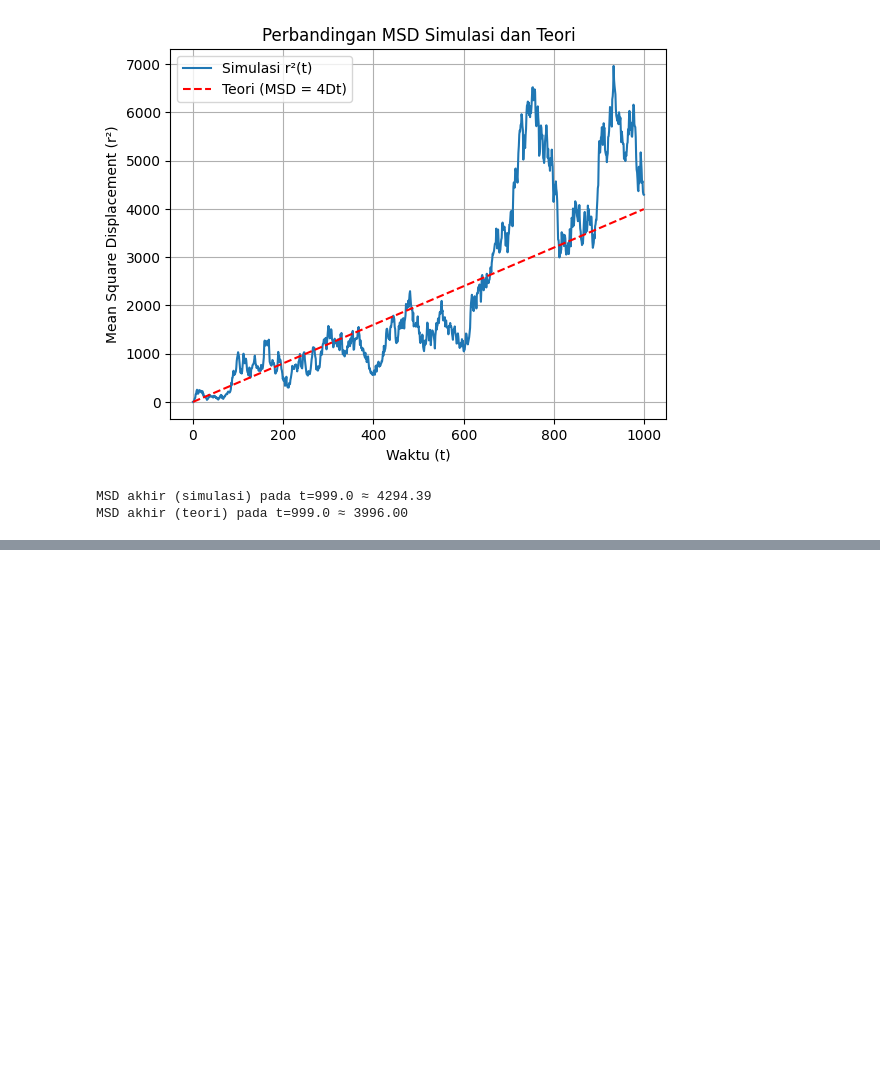
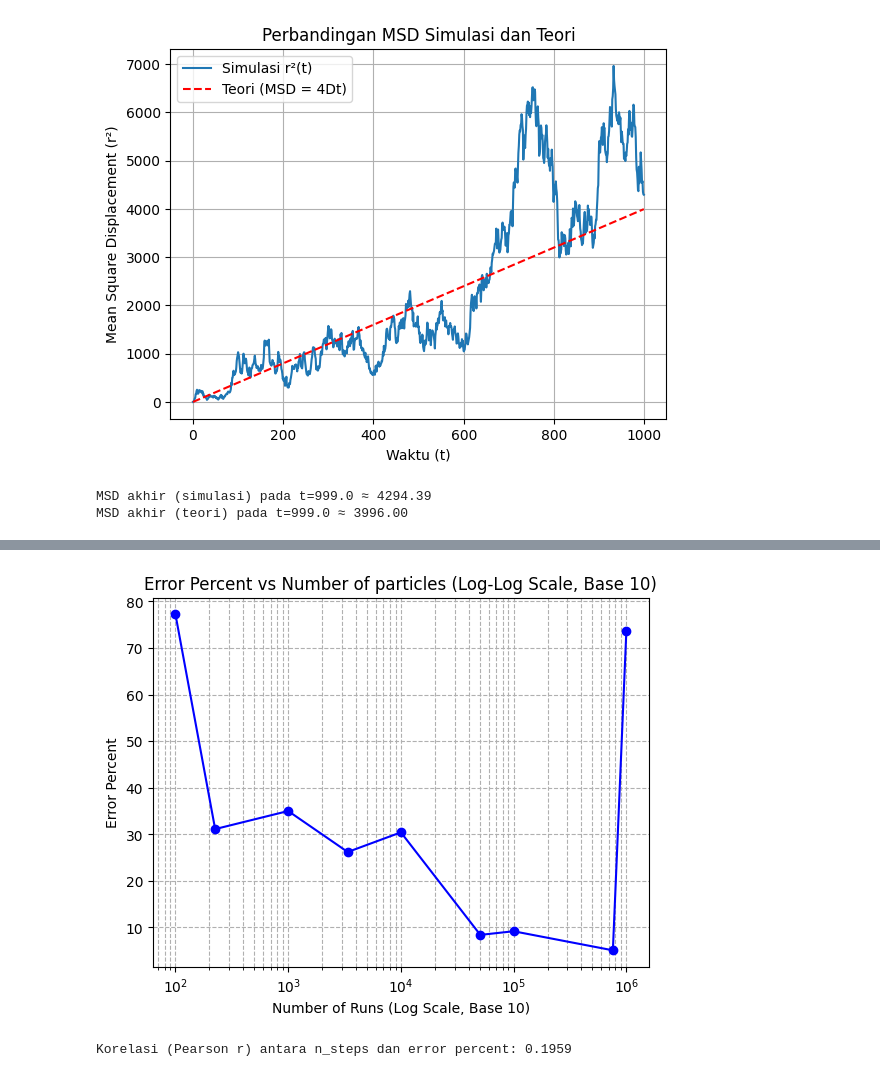
Before and after one commit to ARoyyanF/RBL-SPSF, a Jupyter notebook: current/brownian.ipynb, the cells around one changed output, grey strips where cells are left out. Drawn from its saved outputs; the diff is of its cells as text; code cells hidden in the pictures; blank space fills up the shorter version.

Commit message:
add variation

```diff
--- a/current/brownian.ipynb
+++ b/current/brownian.ipynb
@@ -76,0 +159,14 @@ MSD akhir (teori) pada t=999.0 ≈ 3996.00
+# %%
+plt.plot(n_steps_variations, error_percents, 'bo-')
+plt.xscale('log', base=10)
+plt.xlabel('Number of Runs (Log Scale, Base 10)')
+plt.ylabel('Error Percent')
+plt.title('Error Percent vs Number of particles (Log-Log Scale, Base 10)')
+plt.grid(True, which="both", ls="--")
+plt.show()
+
+correlation = np.corrcoef(n_steps_variations, error_percents)[0, 1]
+print(f"\nKorelasi (Pearson r) antara n_steps dan error percent: {correlation:.4f}")
+# %% [output]
+[figure, added]
+Korelasi (Pearson r) antara n_steps dan error percent: 0.1959
```
Also changed, not shown: parts of 3 cells of this notebook.
